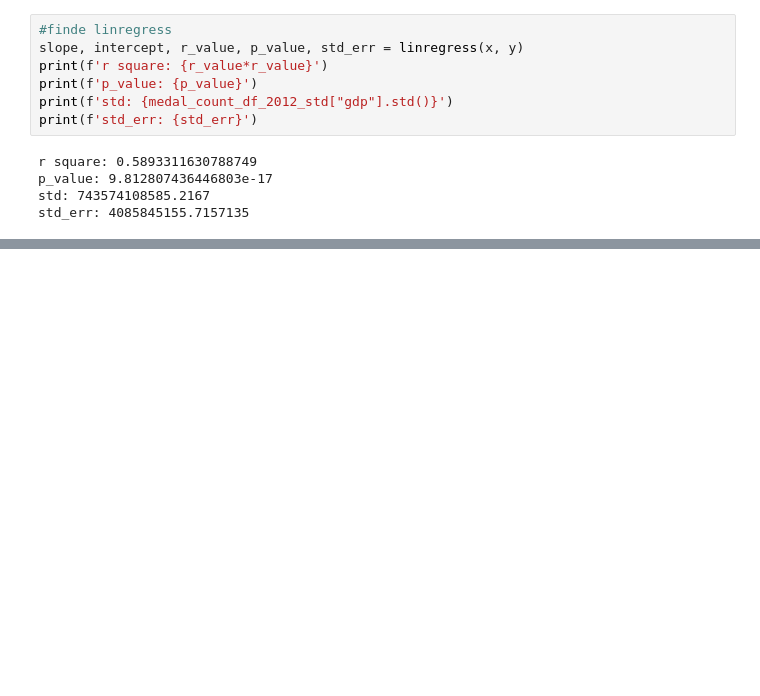
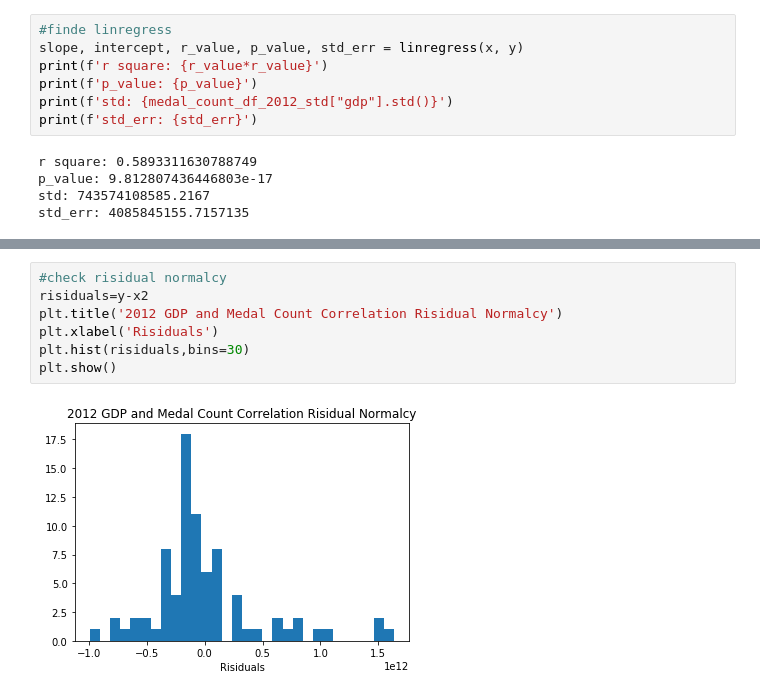
Before and after one commit to julia-claira/Olympic-Country-GDP, a Jupyter notebook: correlation.ipynb, the cells around one changed output, grey strips where cells are left out. Cells and saved outputs as stored; diff of their text form; blank space fills up the shorter version.

Commit message:
correlation

```diff
--- a/correlation.ipynb
+++ b/correlation.ipynb
@@ -90,0 +96,9 @@ plt.show()
+# %%
+#check risidual normalcy
+risiduals=y-x2
+plt.title('2012 GDP and Medal Count Correlation Risidual Normalcy')
+plt.xlabel('Risiduals')
+plt.hist(risiduals,bins=30)
+plt.show()
+# %% [output]
+[figure, added]
```
Also changed, not shown: parts of 1 cell of this notebook.
